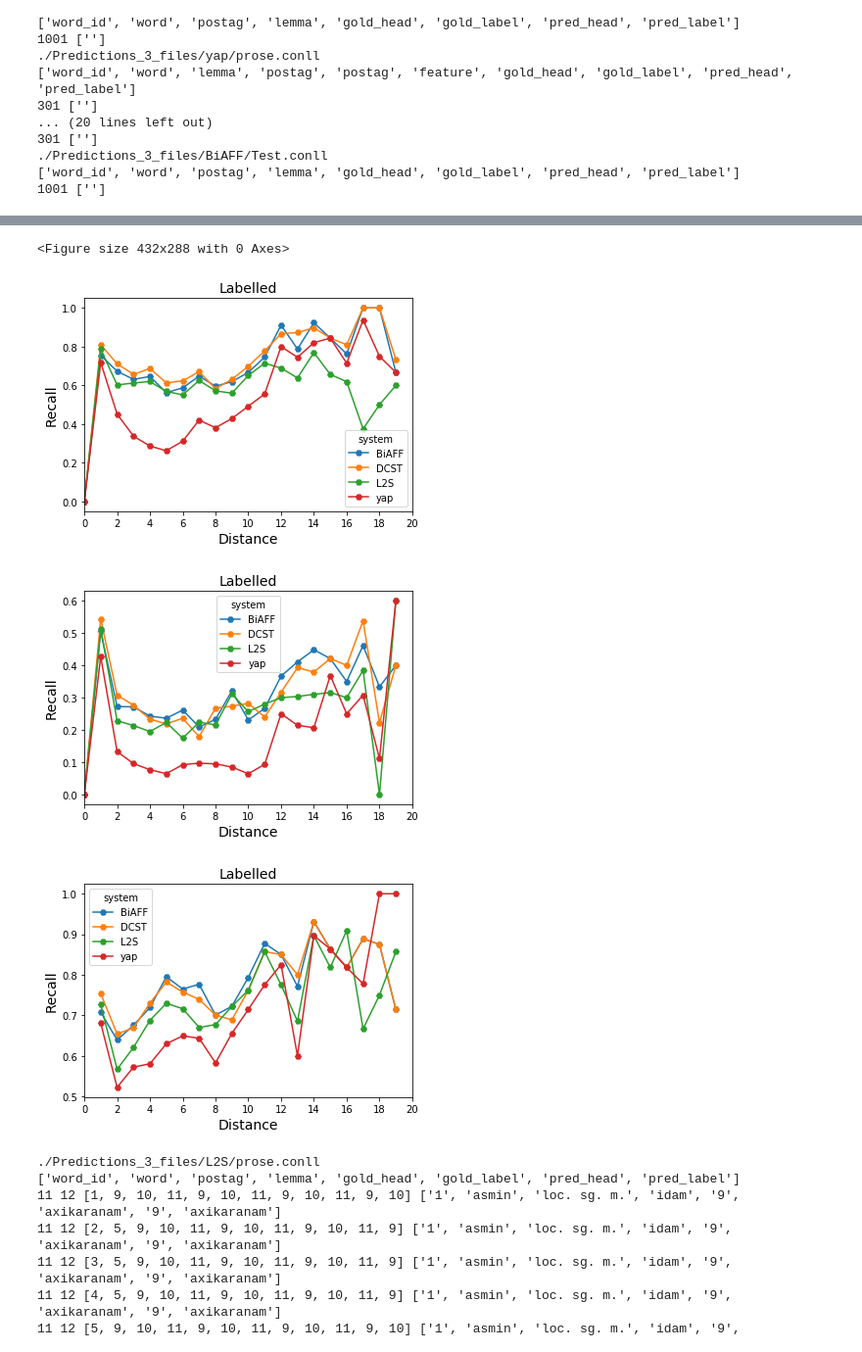
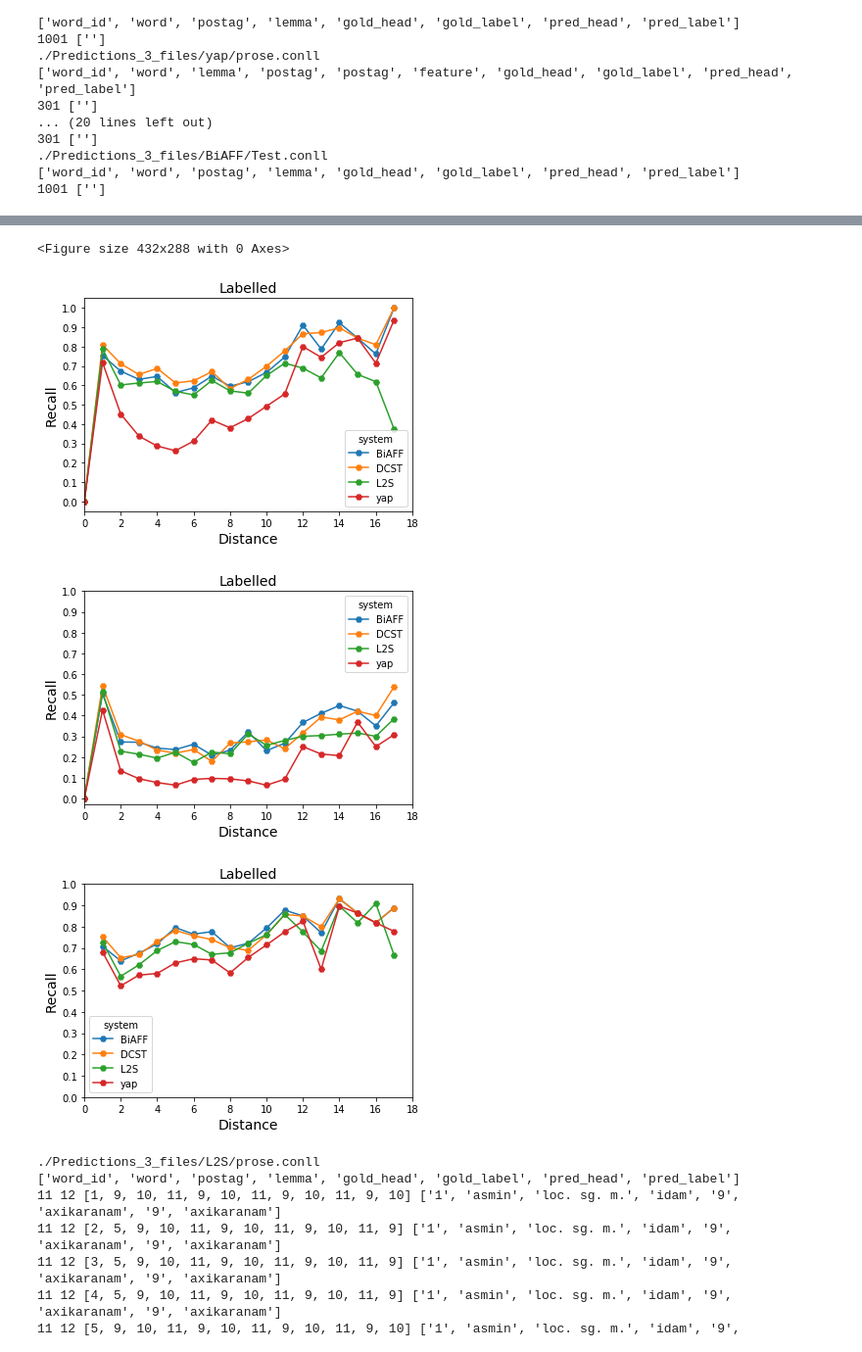
Before and after one commit to krishnamrith12/wscAnalysis, a Jupyter notebook: plots.ipynb, the cells around one changed output, grey strips where cells are left out. Shown at 98% size. Cells and saved outputs as stored; diff of their text form; code cells hidden in the pictures.

```diff
--- a/plots.ipynb
+++ b/plots.ipynb
@@ -101,7 +105,7 @@ for item in overAllDict:
 def plotter(item,cutoff,labOrNot="Unlabelled",evaln="Precision"):
     plotPD = distPD[(distPD["setting"] == item) & (distPD["Distance"] <= cutoff)  ][["system","Distance","fscore"]]
     plotPD = plotPD.pivot(index="Distance",columns="system",values="fscore").fillna(0)
-    ax = plotPD.plot(marker='H',title=labOrNot,xticks=(range(0,len(plotPD.index)+2,2)))
+    ax = plotPD.plot(marker='H',title=labOrNot,xticks=(range(0,len(plotPD.index)+2,2)),yticks = np.arange(0,1.1,0.1))
     ax.title.set_size(14)
     ax.set_ylabel(evaln,fontsize=14)
     ax.set_xlabel(plotPD.index.name,fontsize=14)
@@ -118,8 +122,8 @@ for item in depDisttDictUnLab:
 distPD = pd.DataFrame.from_records(resList,columns=["system","setting","Distance","lenth","summ","fscore"])
 plt.clf()
 item =  distPD["setting"].unique()
-plotter('prose',19)
+plotter('prose',17)
 plotter('poetry',17)
-plotter('Test',19)
+plotter('Test',17)
 # %% [output]
 <Figure size 432x288 with 0 Axes>
@@ -205,22 +209,22 @@ plotter('Test',19,evaln="Recall")
 # %%
 resList = list()
 for item in depDisttDictLab:
     for stuff in depDisttDictLab[item]:
         thing = depDisttDictLab[item][stuff]
         resList.append([item.split("_")[0],item.split("_")[1],stuff,len(thing),sum(thing),sum(thing)/len(thing)])
 
 distPD = pd.DataFrame.from_records(resList,columns=["system","setting","Distance","lenth","summ","fscore"])
 plt.clf()
 
 item =  distPD["setting"].unique()
-plotter('prose',19,labOrNot="Labelled",evaln="Recall")
-plotter('poetry',19,labOrNot="Labelled",evaln="Recall")
-plotter('Test',19,labOrNot="Labelled",evaln="Recall")
+plotter('prose',17,labOrNot="Labelled",evaln="Recall")
+plotter('poetry',17,labOrNot="Labelled",evaln="Recall")
+plotter('Test',17,labOrNot="Labelled",evaln="Recall")
 # %% [output]
 <Figure size 432x288 with 0 Axes>
-[figure, old version]
+[figure, new version]
-[figure, old version]
+[figure, new version]
-[figure, old version]
+[figure, new version]
 # %%
 rootDef = defaultdict(dict)
 for item in os.listdir(path):
```
Also changed, not shown: parts of 23 cells of this notebook, 31 other files.
